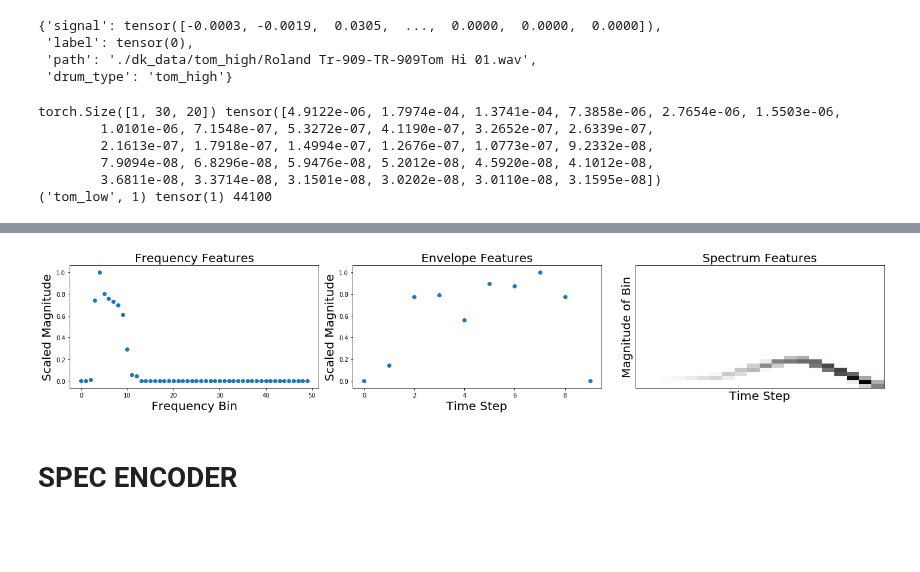
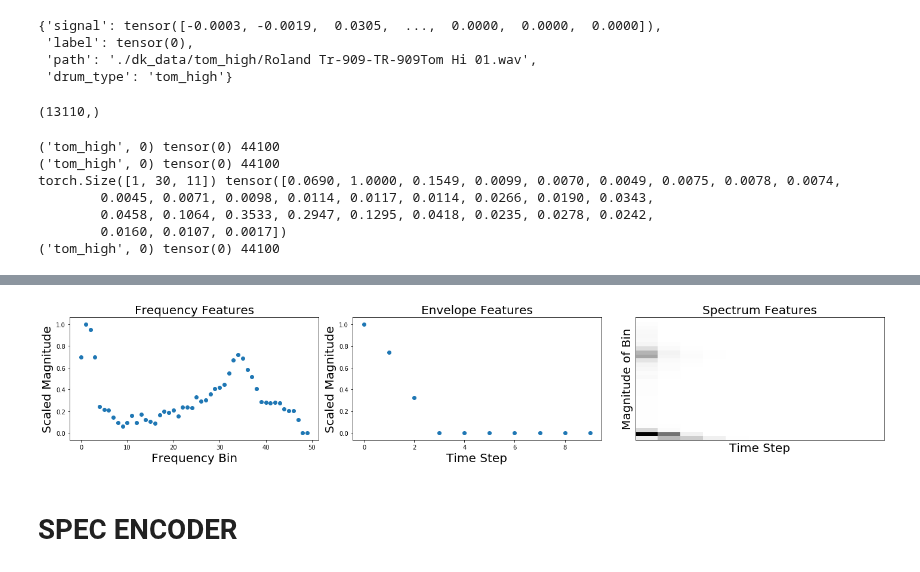
Before and after one commit to imilas/Synths_Stacks_Search, a Jupyter notebook: feature_extraction/model_pyaudio_openset.ipynb, the cells around one changed output, grey strips where cells are left out. Drawn from its saved outputs; the diff is of its cells as text; code cells hidden in the pictures; blank space fills up the shorter version.

```diff
--- a/feature_extraction/model_pyaudio_openset.ipynb
+++ b/feature_extraction/model_pyaudio_openset.ipynb
@@ -177,6 +172,10 @@ ds[0]
  'label': tensor(0),
  'path': './dk_data/tom_high/Roland Tr-909-TR-909Tom Hi 01.wav',
  'drum_type': 'tom_high'}
+# %%
+train["audio"].iloc[2].shape
+# %% [output]
+(13110,)
 # %%
 FREQ_BINS=30
 TIME_STEPS=20
@@ -250,12 +249,12 @@ class specTrans(object):
         self.num_mels=num_mels
         self.ampP=torchaudio.transforms.AmplitudeToDB(stype='power',top_db=60)
         self.melP=torchaudio.transforms.MelScale(n_mels=self.num_mels, sample_rate=SR,n_stft=None)
-        self.norm= transforms.Normalize((0.5, 0.5, 0.5), (0.5, 0.5, 0.5))
         self.hop_step=time_steps-1
     def __call__(self, sample):
 
         wf,label,p,drum_type=sample["signal"],sample["label"],sample["path"],sample["drum_type"]
         wf=wf.reshape(-1,len(wf))
+        wf=wf[:,0:24000]
         sample_length=SR
 
         num_bins=wf[0].shape[0]
@@ -289,43 +288,44 @@ tfList=[freqTrans(50),envTrans(num_mels=10,SR=SR),specTrans(FREQ_BINS,time_steps
 
 for i, tsfrm in enumerate(tfList):
     transformed_sample = tsfrm(sample)
     ax = plt.subplot(1, 3, i + 1)
     plt.tight_layout()
     ft=transformed_sample["feats"]
     if i==0:
         plt.title("Frequency Features",fontsize=20)
         plt.xlabel("Frequency Bin",fontsize=20)
         plt.ylabel("Scaled Magnitude",fontsize=20)
 
         plt.scatter(y=ft,x=range(0,len(ft)))
     if i==1:
         plt.title("Envelope Features",fontsize=20)
         plt.xlabel("Time Step",fontsize=20)
         plt.ylabel("Scaled Magnitude",fontsize=20)
         plt.scatter(y=ft,x=range(0,len(ft)))
     if i==2:
         print(ft.shape,ft[0,:,0])
         sf=ft.detach().numpy()[0]
         plt.title("Spectrum Features",fontsize=20)
         librosa.display.specshow(sf,cmap='gray_r',)
         plt.xlabel("Time Step",fontsize=20)
         plt.ylabel("Magnitude of Bin",fontsize=20)
+    print(lmap[transformed_sample["label"].item()],transformed_sample["label"],len(sample["signal"]))
+#         plt.savefig("./plots/ff3.pdf",bbox_inches = "tight")
+    # plt.show()
 
-#         plt.savefig("./plots/ff3.pdf",bbox_inches = "tight")
-# plt.show()
-print(lmap[transformed_sample["label"].item()],transformed_sample["label"],len(sample["signal"]))
 
 
 Audio(sample["signal"],rate=SR,autoplay=True)
 # %% [output]
-torch.Size([1, 30, 20]) tensor([4.9122e-06, 1.7974e-04, 1.3741e-04, 7.3858e-06, 2.7654e-06, 1.5503e-06,
-        1.0101e-06, 7.1548e-07, 5.3272e-07, 4.1190e-07, 3.2652e-07, 2.6339e-07,
-        2.1613e-07, 1.7918e-07, 1.4994e-07, 1.2676e-07, 1.0773e-07, 9.2332e-08,
-        7.9094e-08, 6.8296e-08, 5.9476e-08, 5.2012e-08, 4.5920e-08, 4.1012e-08,
-        3.6811e-08, 3.3714e-08, 3.1501e-08, 3.0202e-08, 3.0110e-08, 3.1595e-08])
-('tom_low', 1) tensor(1) 44100
+('tom_high', 0) tensor(0) 44100
+('tom_high', 0) tensor(0) 44100
+torch.Size([1, 30, 11]) tensor([0.0690, 1.0000, 0.1549, 0.0099, 0.0070, 0.0049, 0.0075, 0.0078, 0.0074,
+        0.0045, 0.0071, 0.0098, 0.0114, 0.0117, 0.0114, 0.0266, 0.0190, 0.0343,
+        0.0458, 0.1064, 0.3533, 0.2947, 0.1295, 0.0418, 0.0235, 0.0278, 0.0242,
+        0.0160, 0.0107, 0.0017])
+('tom_high', 0) tensor(0) 44100
 [interactive output not drawn]
-[figure, old version]
+[figure, new version]
 # %% [markdown]
 # SPEC ENCODER
 # %%
```
Also changed, not shown: parts of 7 cells of this notebook, 2 other files.
